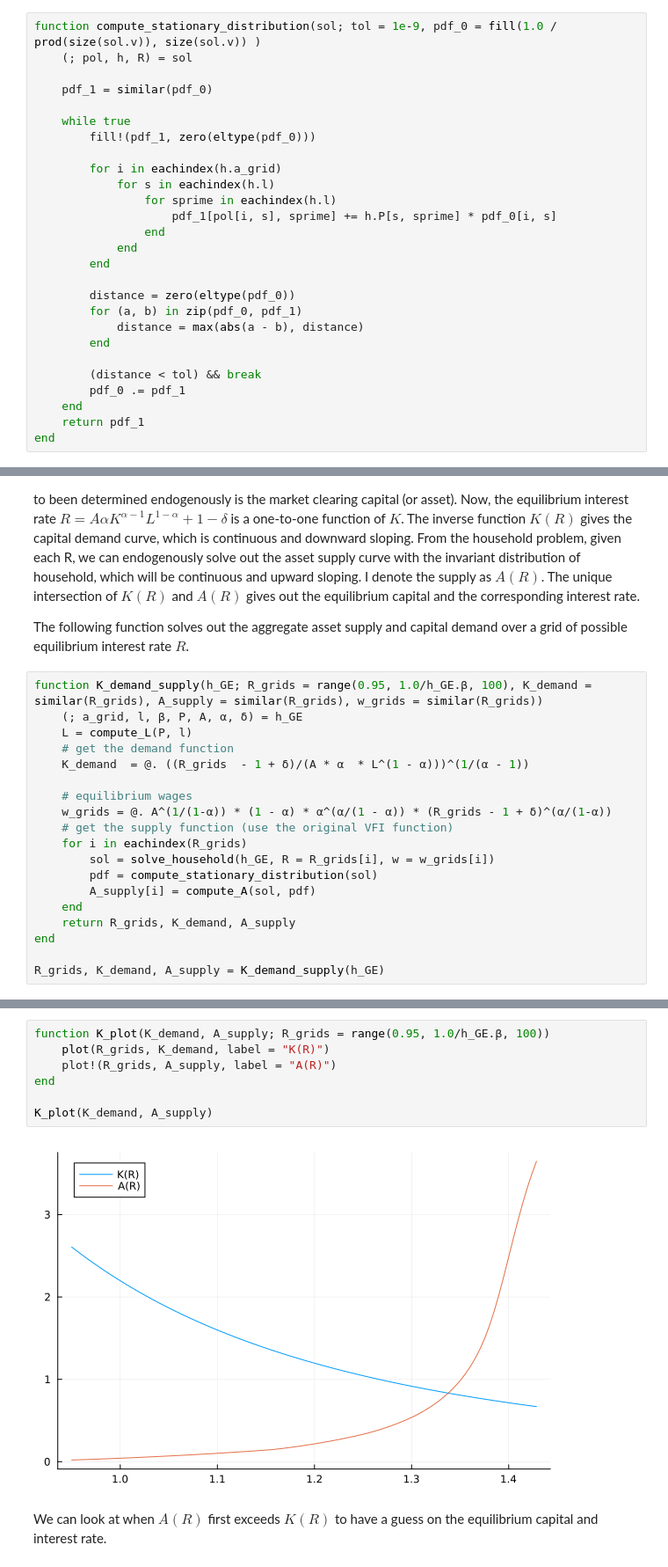
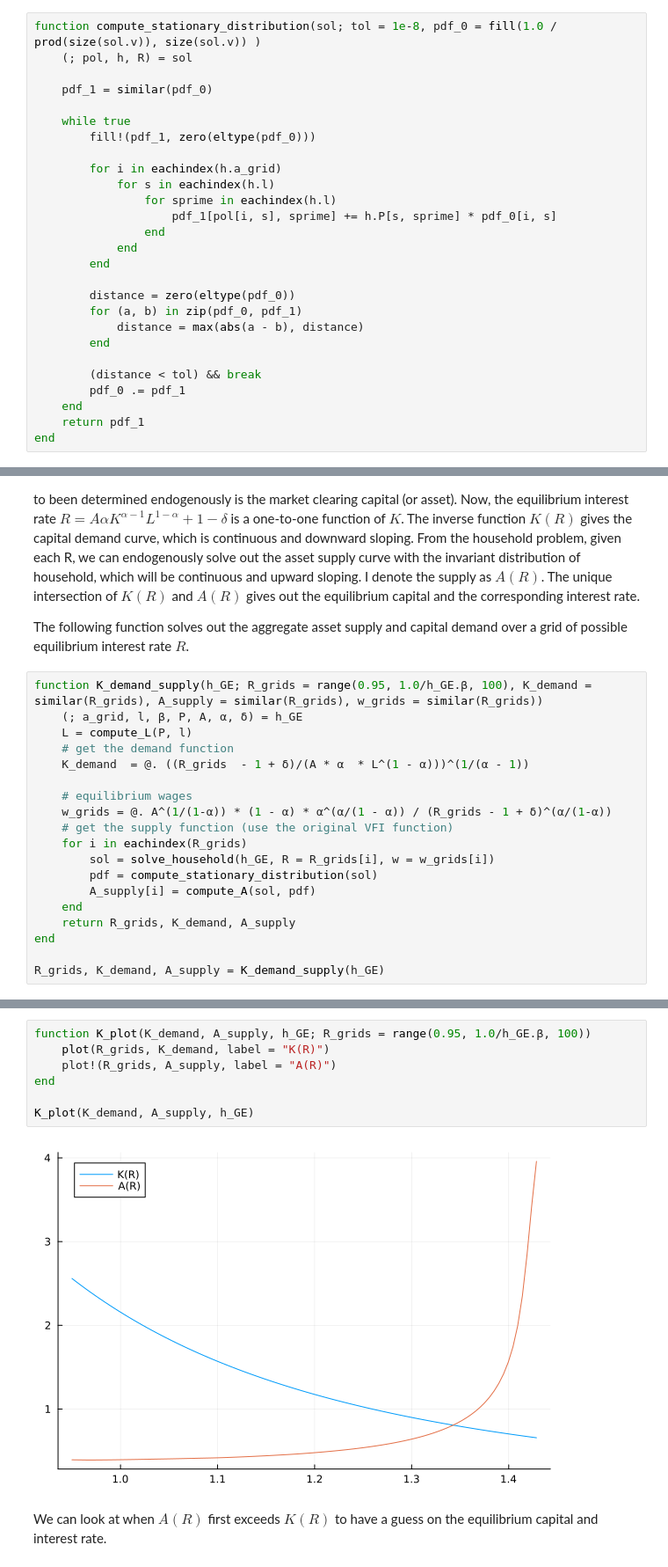
Before and after one commit to 2xu2/Julia_compecon_2023_Summer_Xing_Xu, a Jupyter notebook: Julia_Lec_4_Compecon_Xing_Xu.ipynb, the cells around one changed output, grey strips where cells are left out. Shown at 88% size. Cells and saved outputs as stored; diff of their text form.

```diff
--- a/Julia_Lec_4_Compecon_Xing_Xu.ipynb
+++ b/Julia_Lec_4_Compecon_Xing_Xu.ipynb
@@ -412,5 +412,5 @@ sol_2 = solve_household_GE(h_GE, K = 0.75)
 # %%
-function compute_stationary_distribution(sol; tol = 1e-9, pdf_0 = fill(1.0 / prod(size(sol.v)), size(sol.v)) )
+function compute_stationary_distribution(sol; tol = 1e-8, pdf_0 = fill(1.0 / prod(size(sol.v)), size(sol.v)) )
     (; pol, h, R) = sol
 
     pdf_1 = similar(pdf_0)
@@ -479,7 +479,7 @@ function K_demand_supply(h_GE; R_grids = range(0.95, 1.0/h_GE.β, 100), K_demand
     K_demand  = @. ((R_grids  - 1 + δ)/(A * α  * L^(1 - α)))^(1/(α - 1))
 
     # equilibrium wages
-    w_grids = @. A^(1/(1-α)) * (1 - α) * α^(α/(1 - α)) * (R_grids - 1 + δ)^(α/(1-α))
+    w_grids = @. A^(1/(1-α)) * (1 - α) * α^(α/(1 - α)) / (R_grids - 1 + δ)^(α/(1-α))
     # get the supply function (use the original VFI function)
     for i in eachindex(R_grids)
         sol = solve_household(h_GE, R = R_grids[i], w = w_grids[i])
@@ -495,12 +495,12 @@ R_grids, K_demand, A_supply = K_demand_supply(h_GE)
 # %%
-function K_plot(K_demand, A_supply; R_grids = range(0.95, 1.0/h_GE.β, 100))
+function K_plot(K_demand, A_supply, h_GE; R_grids = range(0.95, 1.0/h_GE.β, 100))
     plot(R_grids, K_demand, label = "K(R)")
     plot!(R_grids, A_supply, label = "A(R)")
 end
 
-K_plot(K_demand, A_supply)
+K_plot(K_demand, A_supply, h_GE)
 # %% [output]
-[figure, old version]
+[figure, new version]
 # %% [markdown]
 We can look at when $A(R)$ first exceeds $K(R)$ to have a guess on the equilibrium capital and interest rate.
 # %%
```
Also changed, not shown: parts of 26 cells of this notebook, 1 other file.
